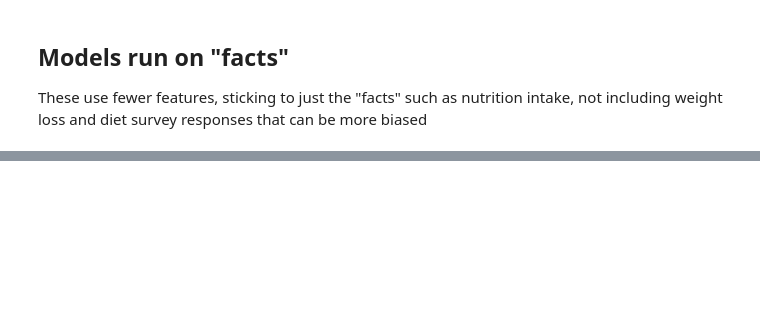
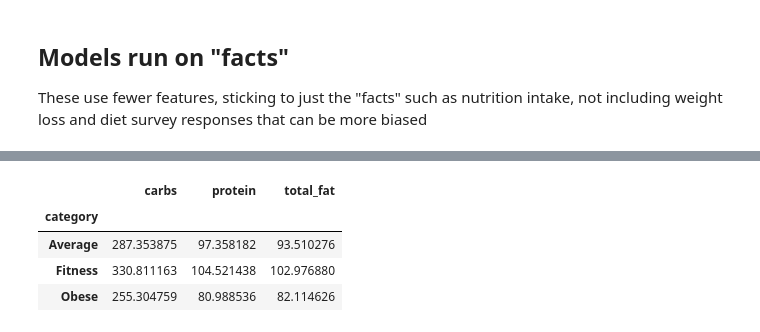
Before and after one commit to mrallenchen/fitness, a Jupyter notebook: Modeling-Top.ipynb, the cells around one changed output, grey strips where cells are left out. Drawn from its saved outputs; the diff is of its cells as text; code cells hidden in the pictures; blank space fills up the shorter version.

```diff
--- a/Modeling-Top.ipynb
+++ b/Modeling-Top.ipynb
@@ -501,0 +508,8 @@ LR, LR_score, LR_params
+# %%
+df.groupby(['category'])['carbs','protein','total_fat'].agg(np.mean)
+# %% [output]
+|  | carbs | protein | total_fat |
+| category |  |  |  |
+| Average | 287.353875 | 97.358182 | 93.510276 |
+| Fitness | 330.811163 | 104.521438 | 102.976880 |
+| Obese | 255.304759 | 80.988536 | 82.114626 |
```
Also changed, not shown: parts of 20 cells of this notebook.
